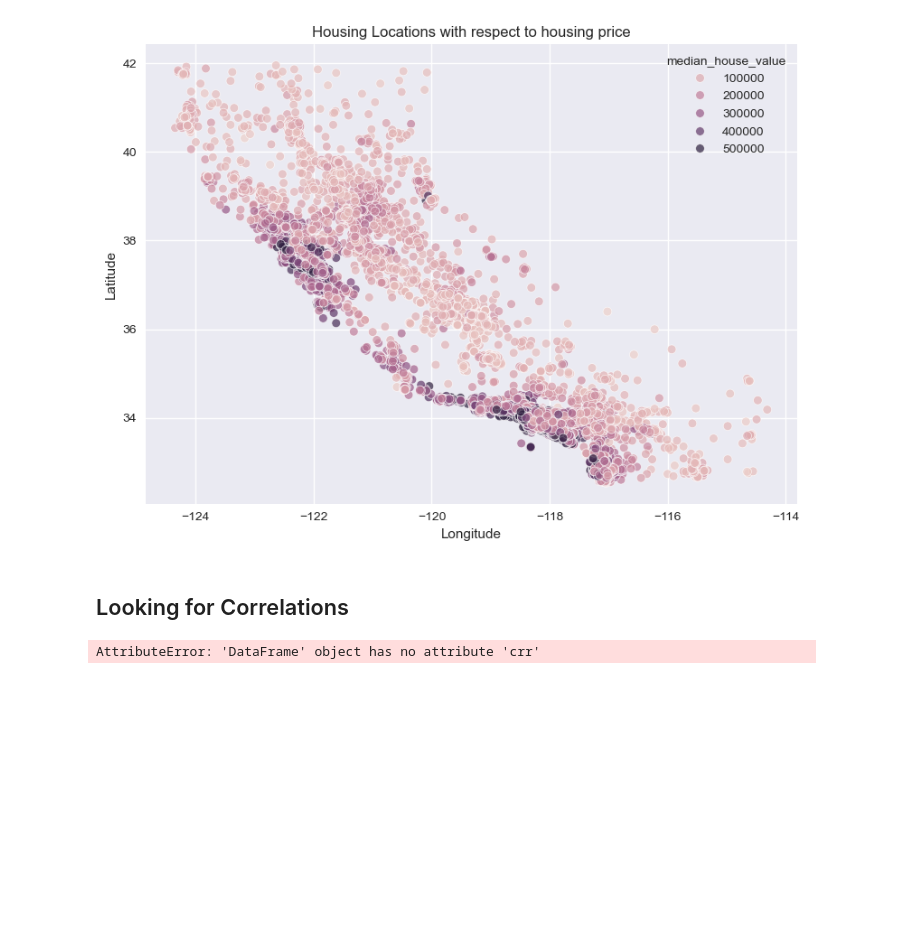
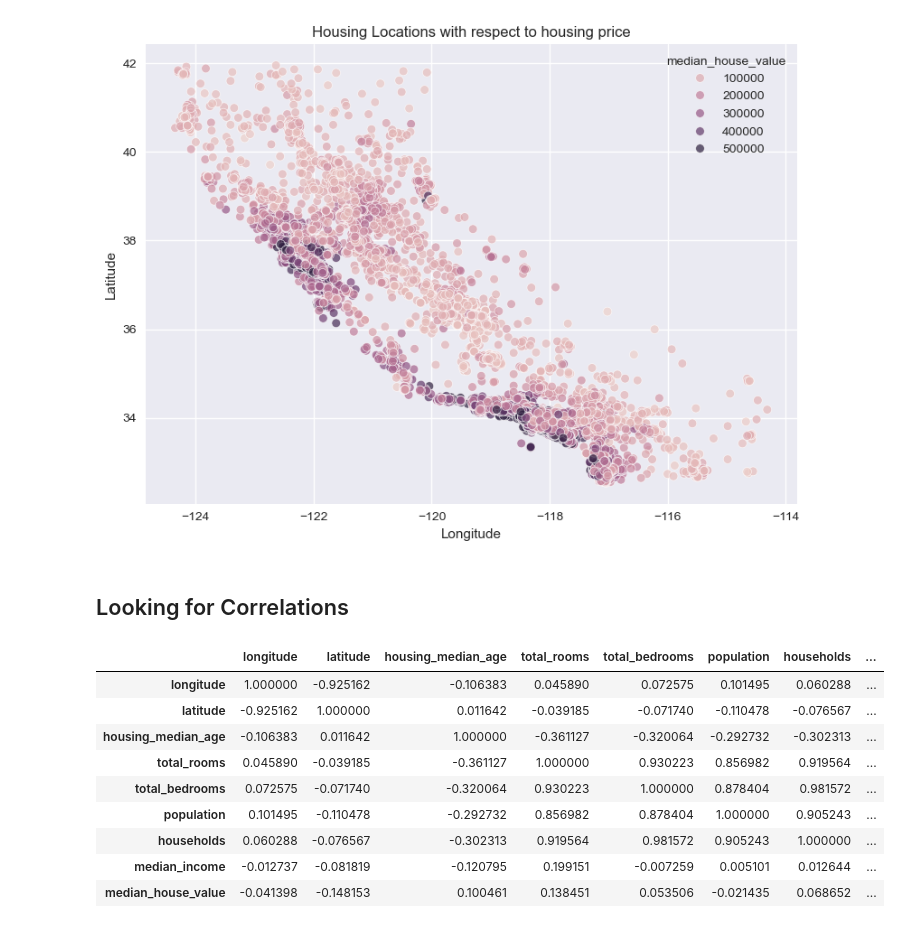
Before and after one commit to nayana-sisil/house_prediction, a Jupyter notebook: EndtoEnd.ipynb, the cells around one changed output. Cells and saved outputs as stored; diff of their text form; code cells hidden in the pictures; blank space fills up the shorter version.

```diff
--- a/EndtoEnd.ipynb
+++ b/EndtoEnd.ipynb
@@ -285,6 +285,17 @@ plt.show()
 # %% [markdown]
 ## Looking for Correlations
 # %%
-housing.crr()
+housing[['longitude', 'latitude', 'housing_median_age', 'total_rooms',
+       'total_bedrooms', 'population', 'households', 'median_income',
+       'median_house_value']].corr(method='pearson')
 # %% [output]
-AttributeError: 'DataFrame' object has no attribute 'crr'
+|  | longitude | latitude | housing_median_age | total_rooms | total_bedrooms | population | households | ... |
+| longitude | 1.000000 | -0.925162 | -0.106383 | 0.045890 | 0.072575 | 0.101495 | 0.060288 | ... |
+| latitude | -0.925162 | 1.000000 | 0.011642 | -0.039185 | -0.071740 | -0.110478 | -0.076567 | ... |
+| housing_median_age | -0.106383 | 0.011642 | 1.000000 | -0.361127 | -0.320064 | -0.292732 | -0.302313 | ... |
+| total_rooms | 0.045890 | -0.039185 | -0.361127 | 1.000000 | 0.930223 | 0.856982 | 0.919564 | ... |
+| total_bedrooms | 0.072575 | -0.071740 | -0.320064 | 0.930223 | 1.000000 | 0.878404 | 0.981572 | ... |
+| population | 0.101495 | -0.110478 | -0.292732 | 0.856982 | 0.878404 | 1.000000 | 0.905243 | ... |
+| households | 0.060288 | -0.076567 | -0.302313 | 0.919564 | 0.981572 | 0.905243 | 1.000000 | ... |
+| median_income | -0.012737 | -0.081819 | -0.120795 | 0.199151 | -0.007259 | 0.005101 | 0.012644 | ... |
+| median_house_value | -0.041398 | -0.148153 | 0.100461 | 0.138451 | 0.053506 | -0.021435 | 0.068652 | ... |
```
Also changed, not shown: parts of 4 cells of this notebook.
